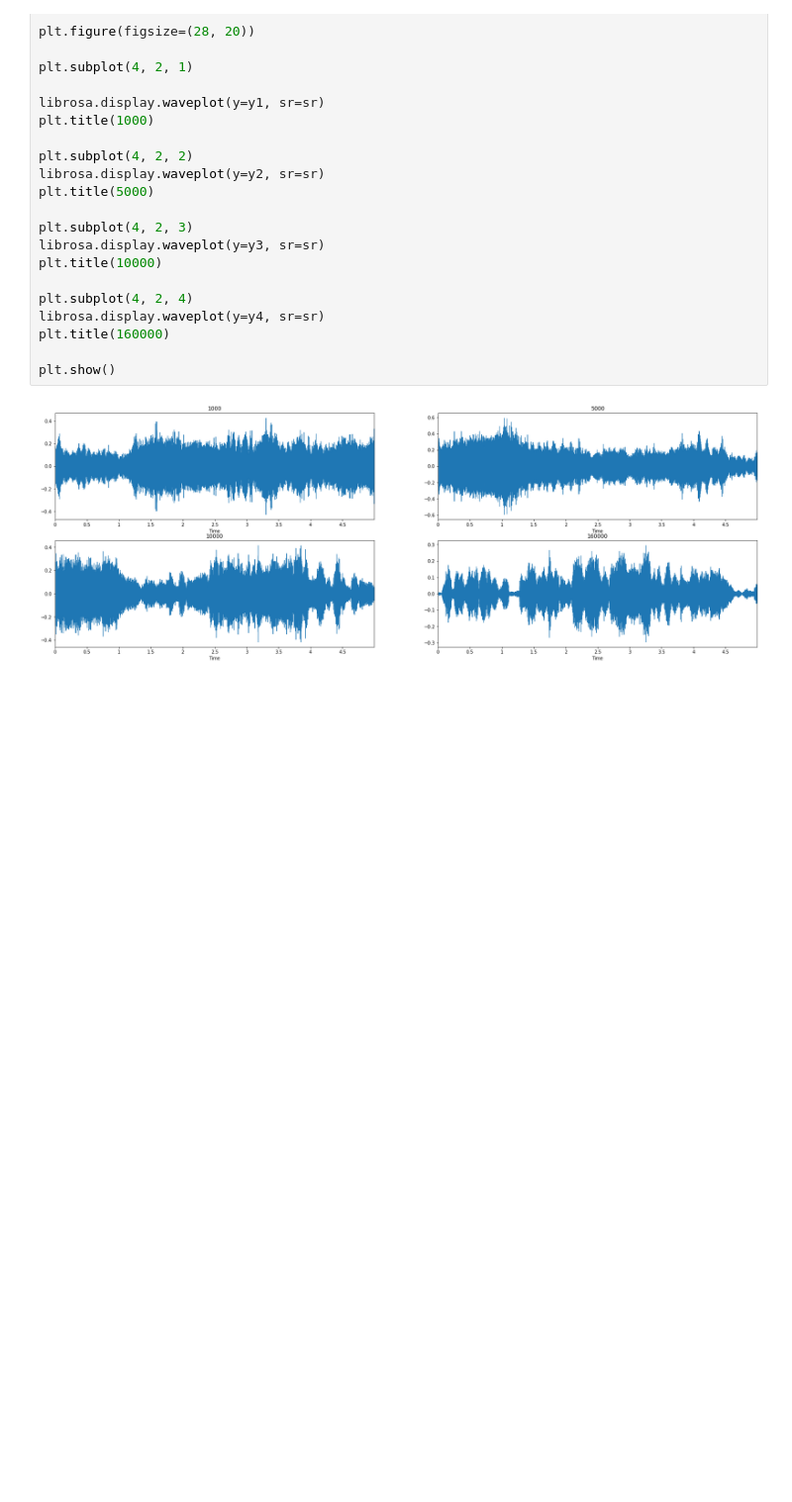
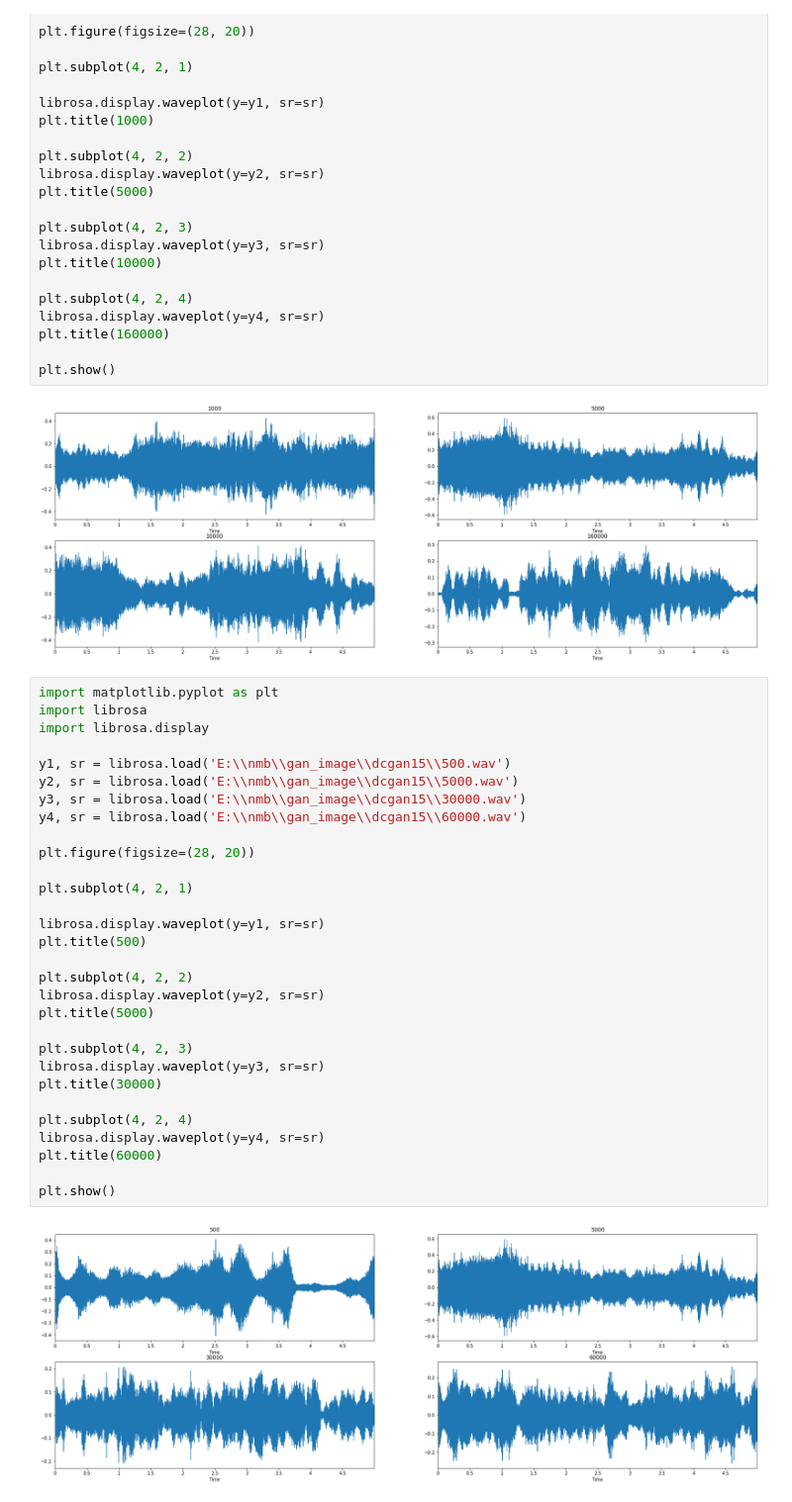
Before and after one commit to zashin-AI/hyunmin, a Jupyter notebook: GAN/dcgan99_mels_clean_v.ipynb, the cells around one changed output. Shown at 99% size. Saved outputs shown, nothing was run; the diff lists cells and outputs as text; blank space fills up the shorter version.

```diff
--- a/GAN/dcgan99_mels_clean_v.ipynb
+++ b/GAN/dcgan99_mels_clean_v.ipynb
@@ -330,3 +331,35 @@ plt.title(160000)
 plt.show()
 # %% [output]
 [figure]
+# %%
+import matplotlib.pyplot as plt
+import librosa
+import librosa.display
+
+y1, sr = librosa.load('E:\\nmb\\gan_image\\dcgan15\\500.wav')
+y2, sr = librosa.load('E:\\nmb\\gan_image\\dcgan15\\5000.wav')
+y3, sr = librosa.load('E:\\nmb\\gan_image\\dcgan15\\30000.wav')
+y4, sr = librosa.load('E:\\nmb\\gan_image\\dcgan15\\60000.wav')
+
+plt.figure(figsize=(28, 20))
+
+plt.subplot(4, 2, 1)
+
+librosa.display.waveplot(y=y1, sr=sr)
+plt.title(500)
+
+plt.subplot(4, 2, 2)
+librosa.display.waveplot(y=y2, sr=sr)
+plt.title(5000)
+
+plt.subplot(4, 2, 3)
+librosa.display.waveplot(y=y3, sr=sr)
+plt.title(30000)
+
+plt.subplot(4, 2, 4)
+librosa.display.waveplot(y=y4, sr=sr)
+plt.title(60000)
+
+plt.show()
+# %% [output]
+[figure, added]
```
Also changed, not shown: parts of 1 cell of this notebook, 2 other files.
